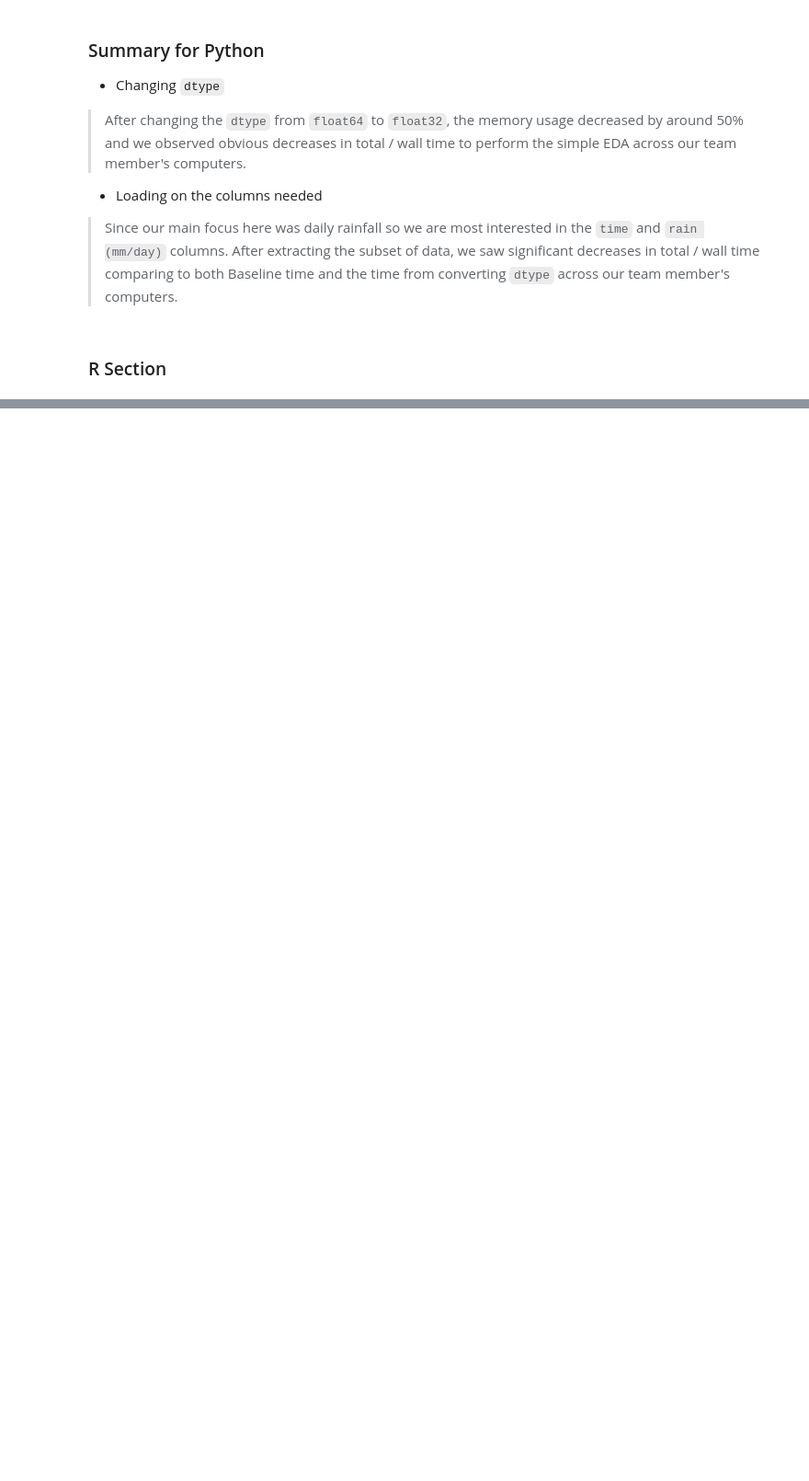
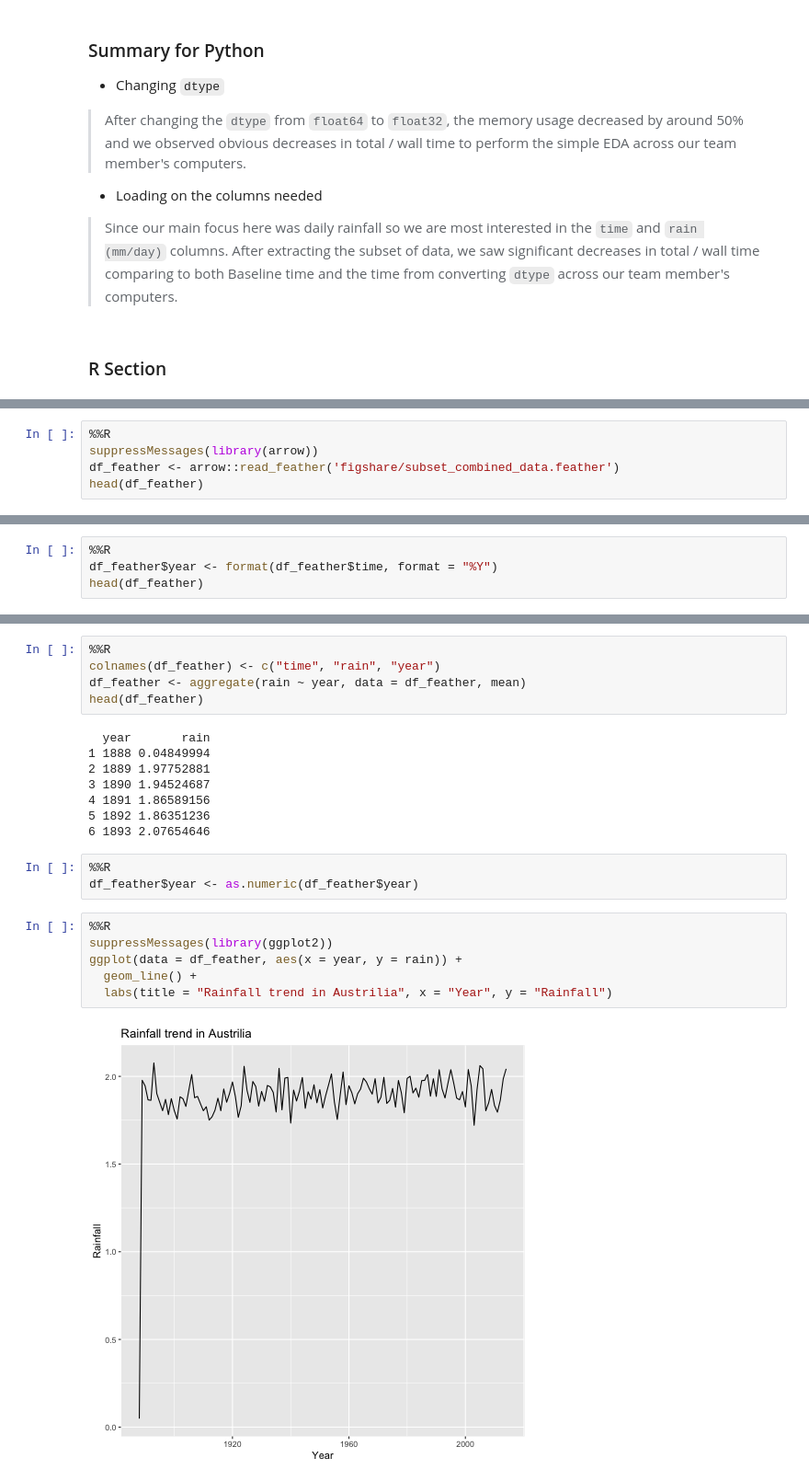
Before and after one commit to UBC-MDS/web_and_cloud_group_13, a Jupyter notebook: notebooks/milestone1.ipynb, the cells around one changed output, grey strips where cells are left out. Shown: that part at 92% size. Cells and saved outputs as stored; diff of their text form; blank space fills up the shorter version.

```diff
--- a/notebooks/milestone1.ipynb
+++ b/notebooks/milestone1.ipynb
@@ -228,0 +285,5 @@ Wall time: 3.24 s
+# %%
+%%R
+suppressMessages(library(arrow))
+df_feather <- arrow::read_feather('figshare/subset_combined_data.feather')
+head(df_feather)
@@ -228,0 +300,4 @@ Wall time: 3.24 s
+# %%
+%%R
+df_feather$year <- format(df_feather$time, format = "%Y")
+head(df_feather)
@@ -229,3 +312,27 @@ Wall time: 3.24 s
+# %%
+%%R
+colnames(df_feather) <- c("time", "rain", "year")
+df_feather <- aggregate(rain ~ year, data = df_feather, mean)
+head(df_feather)
+# %% [output]
+  year       rain
+1 1888 0.04849994
+2 1889 1.97752881
+3 1890 1.94524687
+4 1891 1.86589156
+5 1892 1.86351236
+6 1893 2.07654646
+# %%
+%%R
+df_feather$year <- as.numeric(df_feather$year)
+# %%
+%%R
+suppressMessages(library(ggplot2))
+ggplot(data = df_feather, aes(x = year, y = rain)) +
+  geom_line() +
+  labs(title = "Rainfall trend in Austrilia", x = "Year", y = "Rainfall")
+# %% [output]
+[figure, added]
 # %% [markdown]
 ## Challenges
 
```
Also changed, not shown: parts of 19 cells of this notebook.
